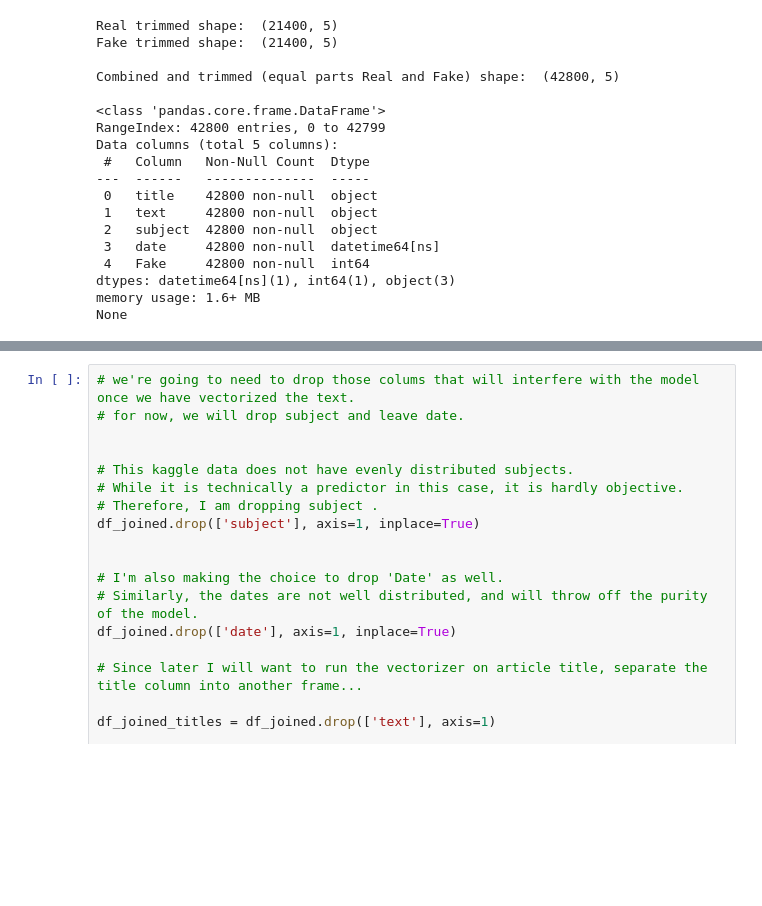
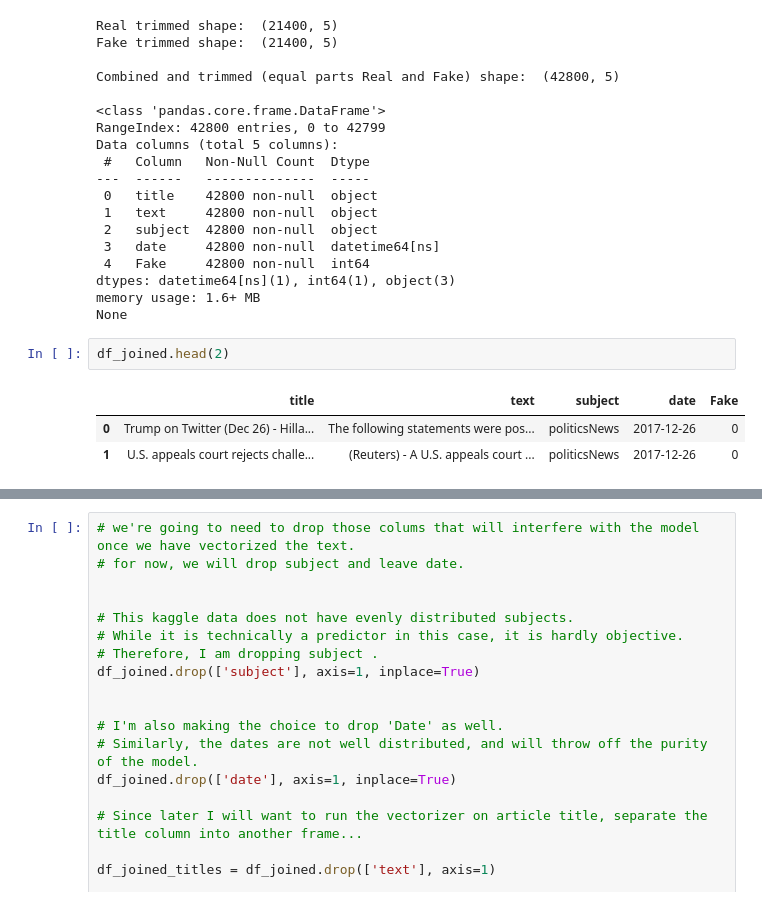
Before and after one commit to StephenSpicer/News_Parsing_DS23_unit02, a Jupyter notebook: unit02/fourthworkup.ipynb, the cells around one changed output, grey strips where cells are left out. Drawn from its saved outputs; the diff is of its cells as text; blank space fills up the shorter version.

Commit message:
printing heads

```diff
--- a/unit02/fourthworkup.ipynb
+++ b/unit02/fourthworkup.ipynb
@@ -90,3 +90,9 @@ Data columns (total 5 columns):
 dtypes: datetime64[ns](1), int64(1), object(3)
 memory usage: 1.6+ MB
 None
+# %%
+df_joined.head(2)
+# %% [output]
+|  | title | text | subject | date | Fake |
+| 0 | Trump on Twitter (Dec 26) - Hilla... | The following statements were pos... | politicsNews | 2017-12-26 | 0 |
+| 1 | U.S. appeals court rejects challe... | (Reuters) - A U.S. appeals court ... | politicsNews | 2017-12-26 | 0 |
```
Also changed, not shown: parts of 3 cells of this notebook.
